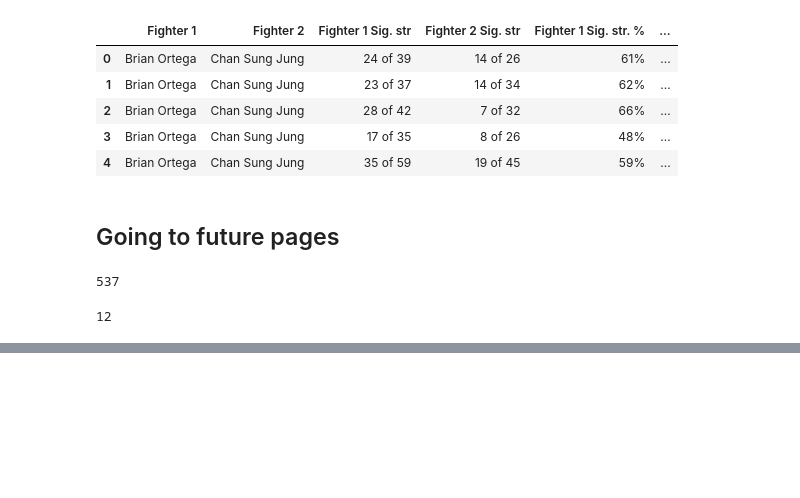
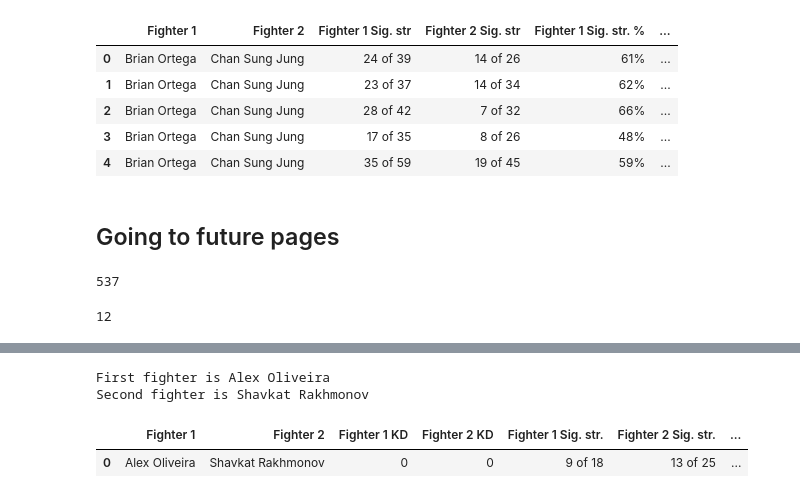
Before and after one commit to tylerlum/ufc_automated_scoring_system, a Jupyter notebook: UFC_Automated_Scoring_System.ipynb, the cells around one changed output, grey strips where cells are left out. Saved outputs shown, nothing was run; the diff lists cells and outputs as text; code cells hidden in the pictures; blank space fills up the shorter version.

Commit message:
Process arbitrary fights of >5000

```diff
--- a/UFC_Automated_Scoring_System.ipynb
+++ b/UFC_Automated_Scoring_System.ipynb
@@ -325,0 +328,46 @@ print(len(all_fight_http_strings))
+# %%
+def get_fighters(fight_table, all_fighters_table):
+    for i, row in all_fighters_tables.iterrows():
+        fighter_name = f'{row["First"]} {row["Last"]}'
+        if fight_table["Fighter"][0].startswith(fighter_name):
+            first_fighter = fighter_name
+            second_fighter = fight_table["Fighter"][0][len(fighter_name)+1:]
+            print(f"First fighter is {first_fighter}")
+            print(f'Second fighter is {second_fighter}')
+            break
+    return first_fighter, second_fighter
+# %%
+def process_fight(fight_url):
+    fight_tables = pd.read_html(fight_url)
+    fight_table = fight_tables[1]
+    fighter1, fighter2 = get_fighters(fight_tables[0], all_fighters_table)
+
+    new_columns = ["Fighter 1", "Fighter 2"]
+    for i, column in enumerate(fight_table):
+        if column[0] == "Fighter":
+            continue
+        new_columns.append(f"Fighter 1 {column[0]}")
+        new_columns.append(f"Fighter 2 {column[0]}")
+
+    new_rows = []
+    for i, row in fight_table.iterrows():
+        new_row = []
+        new_row.append(fighter1)
+        new_row.append(fighter2)
+        for column in fight_table:
+            if column[0] == "Fighter":
+                continue
+            stat1, stat2 = parse_string(row[column[0]][0])
+            new_row.append(stat1)
+            new_row.append(stat2)
+        new_rows.append(new_row)
+
+    df = pd.DataFrame(new_rows, columns=new_columns)
+    return df
+# %%
+process_fight(all_fight_http_strings[8])
+# %% [output]
+First fighter is Alex Oliveira
+Second fighter is Shavkat Rakhmonov
+|  | Fighter 1 | Fighter 2 | Fighter 1 KD | Fighter 2 KD | Fighter 1 Sig. str. | Fighter 2 Sig. str. | ... |
+| 0 | Alex Oliveira | Shavkat Rakhmonov | 0 | 0 | 9 of 18 | 13 of 25 | ... |
```
Also changed, not shown: parts of 1 cell of this notebook.
